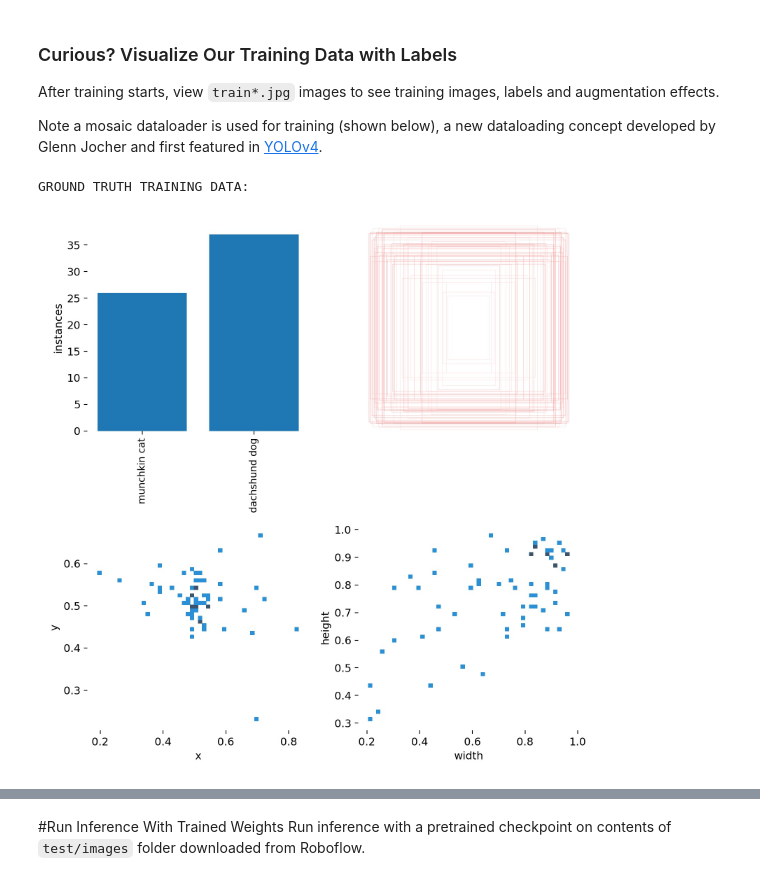
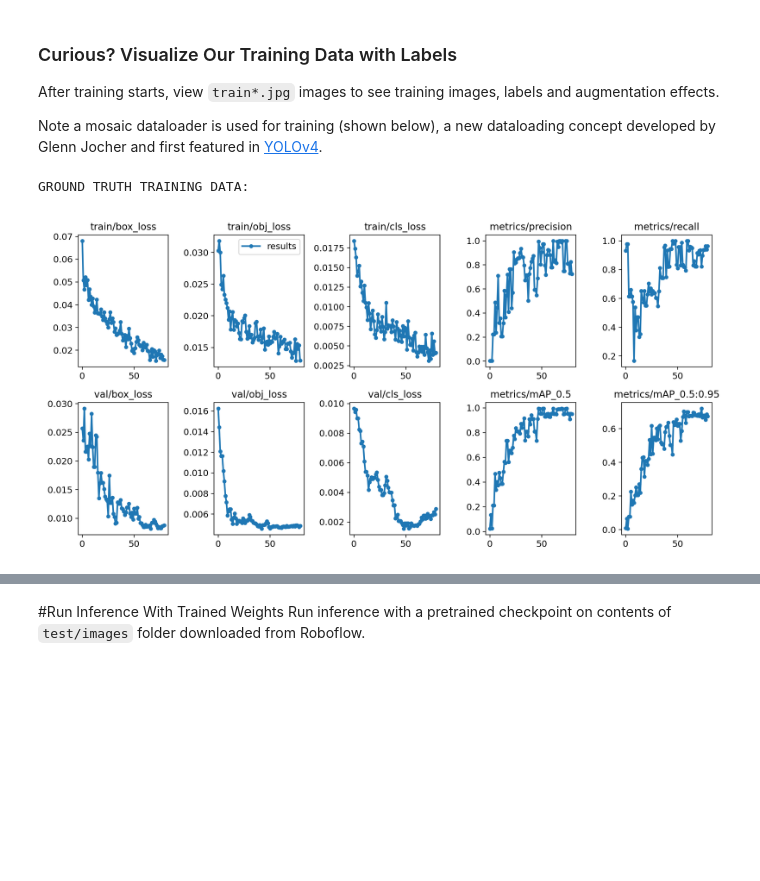
Before and after one commit to ismaelclebson/Yolov5RedesNeurais, a Jupyter notebook: YOLOv5_personalizada_GatoAnao_CachorroSalsicha.ipynb, the cells around one changed output, grey strips where cells are left out. Drawn from its saved outputs; the diff is of its cells as text; code cells hidden in the pictures; blank space fills up the shorter version.

```diff
--- a/YOLOv5_personalizada_GatoAnao_CachorroSalsicha.ipynb
+++ b/YOLOv5_personalizada_GatoAnao_CachorroSalsicha.ipynb
@@ -77,10 +77,10 @@ Note a mosaic dataloader is used for training (shown below), a new dataloading c
 # %%
 # first, display our ground truth data
 print("GROUND TRUTH TRAINING DATA:")
-Image(filename='/content/yolov5/runs/train/exp6/labels.jpg', width=900)
+Image(filename='/content/yolov5/runs/train/exp/results.png', width=900)
 # %% [output]
 GROUND TRUTH TRAINING DATA:
-[figure, old version]
+[figure, new version]
 # %%
 # print out an augmented training example
 print("GROUND TRUTH AUGMENTED TRAINING DATA:")
```
Also changed, not shown: parts of 8 cells of this notebook.
